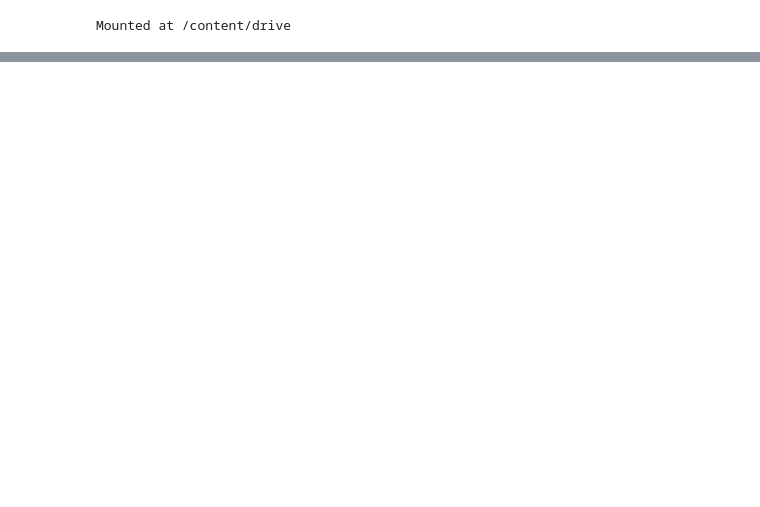
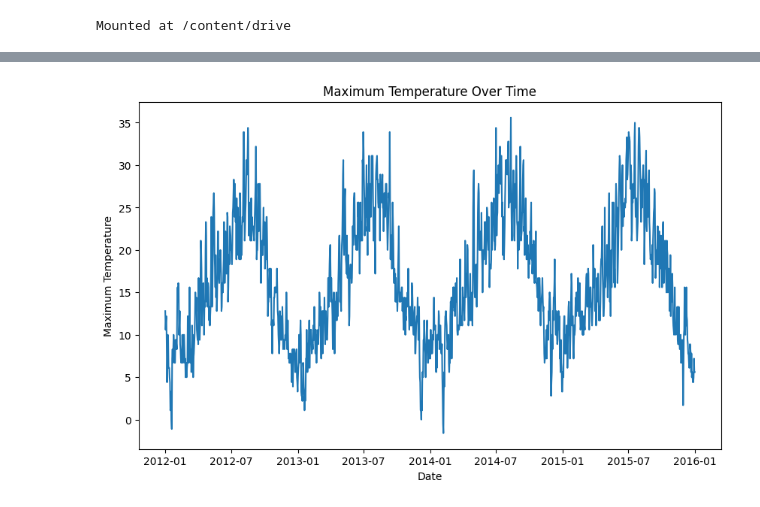
Before and after one commit to Tonry12/BSC_DPDM23, a Jupyter notebook: Weather_Prediction.ipynb, the cells around one changed output, grey strips where cells are left out. Cells and saved outputs as stored; diff of their text form; code cells hidden in the pictures; blank space fills up the shorter version.

```diff
--- a/Weather_Prediction.ipynb
+++ b/Weather_Prediction.ipynb
@@ -11,2 +23,2 @@ import numpy as np
 # %%
-weather = pd.read_csv('/content/drive/MyDrive/SPN/seattle-weather.csv')
+wt = pd.read_csv('/content/drive/MyDrive/SPN/seattle-weather.csv')
@@ -28,0 +25,2 @@ weather
+# %%
+df = wt
@@ -28,0 +39,11 @@ weather
+# %%
+df['date'] = pd.to_datetime(df['date'])
+plt.figure(figsize=(10,6))
+plt.plot(df['date'], df['temp_max'])
+plt.title('Maximum Temperature Over Time')
+plt.xlabel('Date')
+plt.ylabel('Maximum Temperature')
+
+plt.show()
+# %% [output]
+[figure, added]
```
Also changed, not shown: parts of 7 cells of this notebook.
